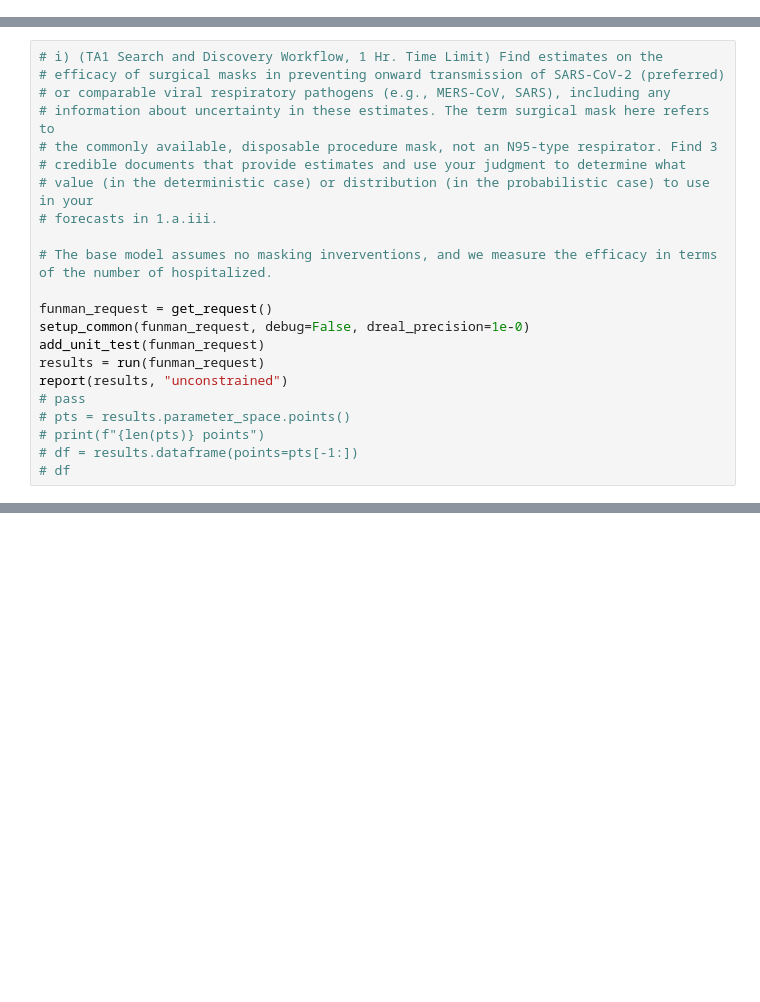
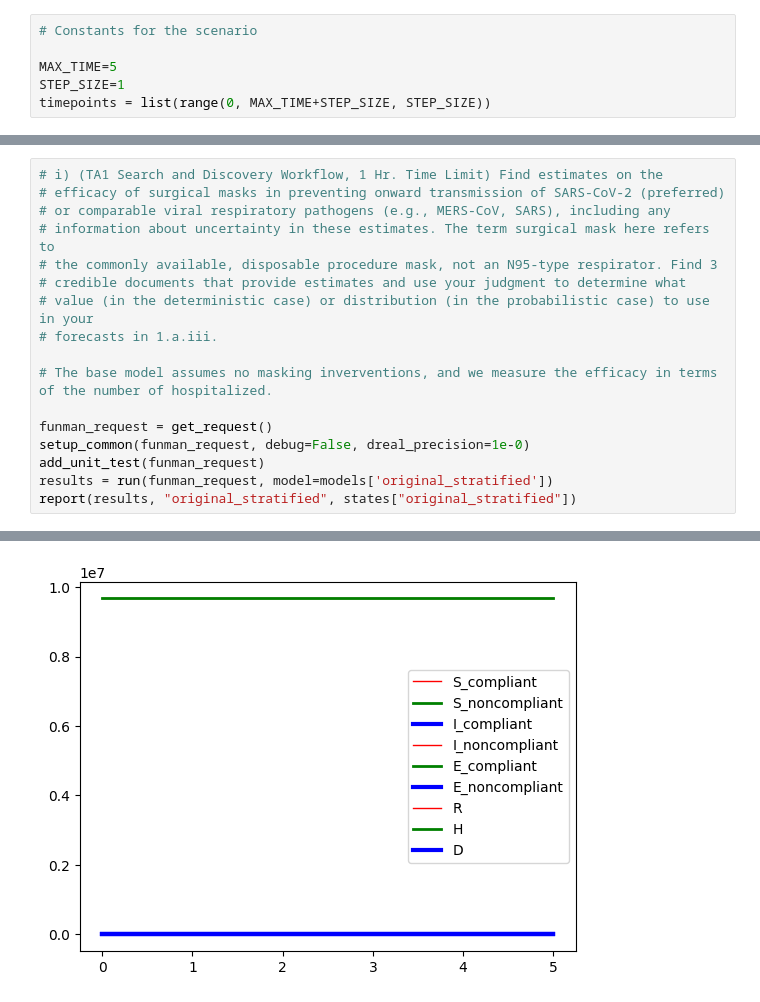
Before and after one commit to siftech/funman, a Jupyter notebook: notebooks/monthly-demos/funman_aug_2024_12mo_eval_1_q1_demo.ipynb, the cells around one changed output, grey strips where cells are left out. Drawn from its saved outputs; the diff is of its cells as text; blank space fills up the shorter version.

```diff
--- a/notebooks/monthly-demos/funman_aug_2024_12mo_eval_1_q1_demo.ipynb
+++ b/notebooks/monthly-demos/funman_aug_2024_12mo_eval_1_q1_demo.ipynb
@@ -252,2 +60,8 @@ timepoints = list(range(0, MAX_TIME+STEP_SIZE, STEP_SIZE))
+# %%
+# Constants for the scenario
+
+MAX_TIME=5
+STEP_SIZE=1
+timepoints = list(range(0, MAX_TIME+STEP_SIZE, STEP_SIZE))
 # %%
 # Helper functions to setup FUNMAN for different steps of the scenario
@@ -384,11 +246,6 @@ def add_unit_test(funman_request, model=MODEL_PATH):
 funman_request = get_request()
 setup_common(funman_request, debug=False, dreal_precision=1e-0)
 add_unit_test(funman_request)
-results = run(funman_request)
-report(results, "unconstrained")
-# pass
-# pts = results.parameter_space.points()
-# print(f"{len(pts)} points")
-# df = results.dataframe(points=pts[-1:])
-# df
+results = run(funman_request, model=models['original_stratified'])
+report(results, "original_stratified", states["original_stratified"])
 # %% [output]
@@ -412,0 +286 @@ KeyboardInterrupt:
+[figure, added]
```
Also changed, not shown: parts of 11 cells of this notebook, 4 other files.
